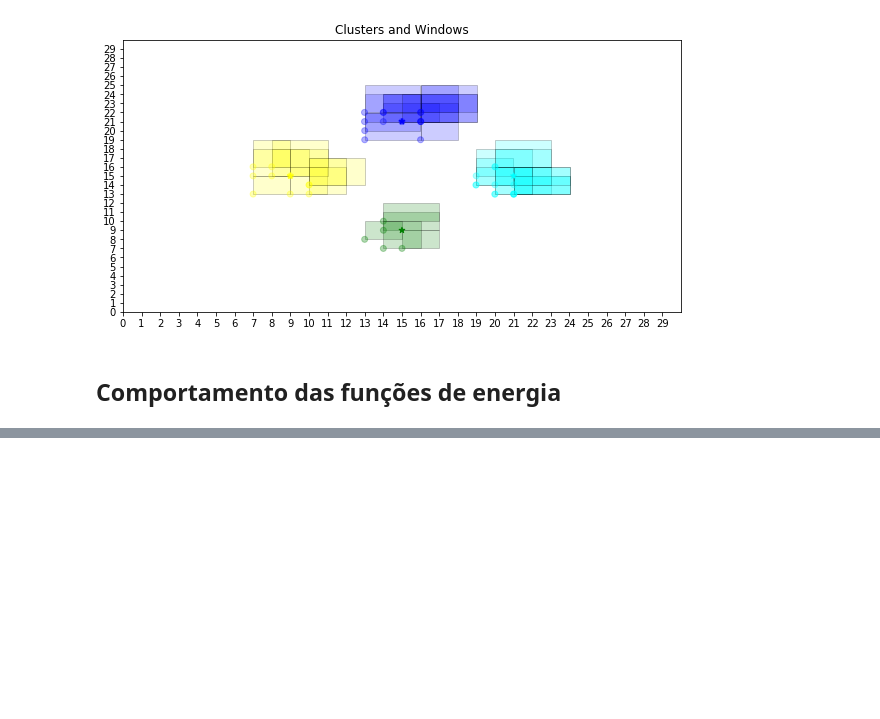
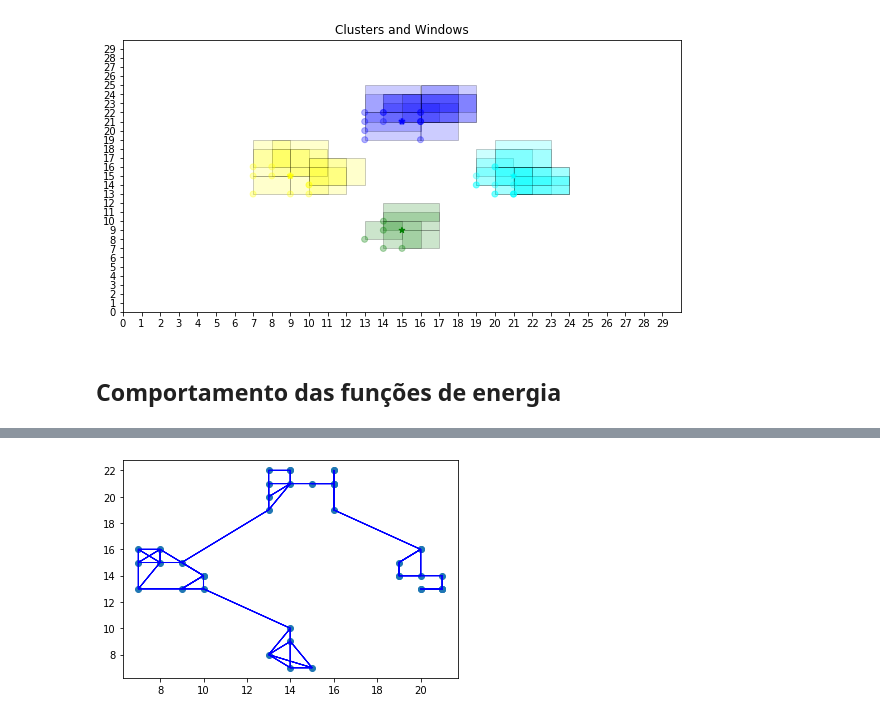
Before and after one commit to cabraile/SME_5720, a Jupyter notebook: notebooks/Projeto.ipynb, the cells around one changed output, grey strips where cells are left out. Saved outputs shown, nothing was run; the diff lists cells and outputs as text; code cells hidden in the pictures; blank space fills up the shorter version.

```diff
--- a/notebooks/Projeto.ipynb
+++ b/notebooks/Projeto.ipynb
@@ -24,8 +24,8 @@ MAX_WINDOW_DIM = 3 # The max height or width each window can have. For the proje
 MIN_WINDOW_DIM = 2 # The minimum height or width each window can have. For the project the default is 2.
 CLUSTER_DISTANCE_FROM_SCREEN_CENTER = 6 # The distance from the clusters to the screen center in pixels
 POINT_DISTANCE_FROM_CLUSTER = 2         # How far the points can be from the cluster in pixels
-KNN_K = 7         # The number of closest neighbors considered for building the connectivity graph
-ALPHA = 0.1        # The weighting value for the energy function between E_N and E_O
+KNN_K = 3         # The number of closest neighbors considered for building the connectivity graph
+ALPHA = 0.9       # The weighting value for the energy function between E_N and E_O
 # %% [markdown]
 ## 0.3. Preprocessamento dos parâmetros
 # %%
@@ -257,0 +250,5 @@ show()
+# %%
+G = graph_utils.adjacency_matrix(points_pos, KNN_K)
+graph_utils.connectivity_scatter(points_pos,G)
+# %% [output]
+[figure, added]
```
Also changed, not shown: parts of 6 cells of this notebook, 2 other files.
